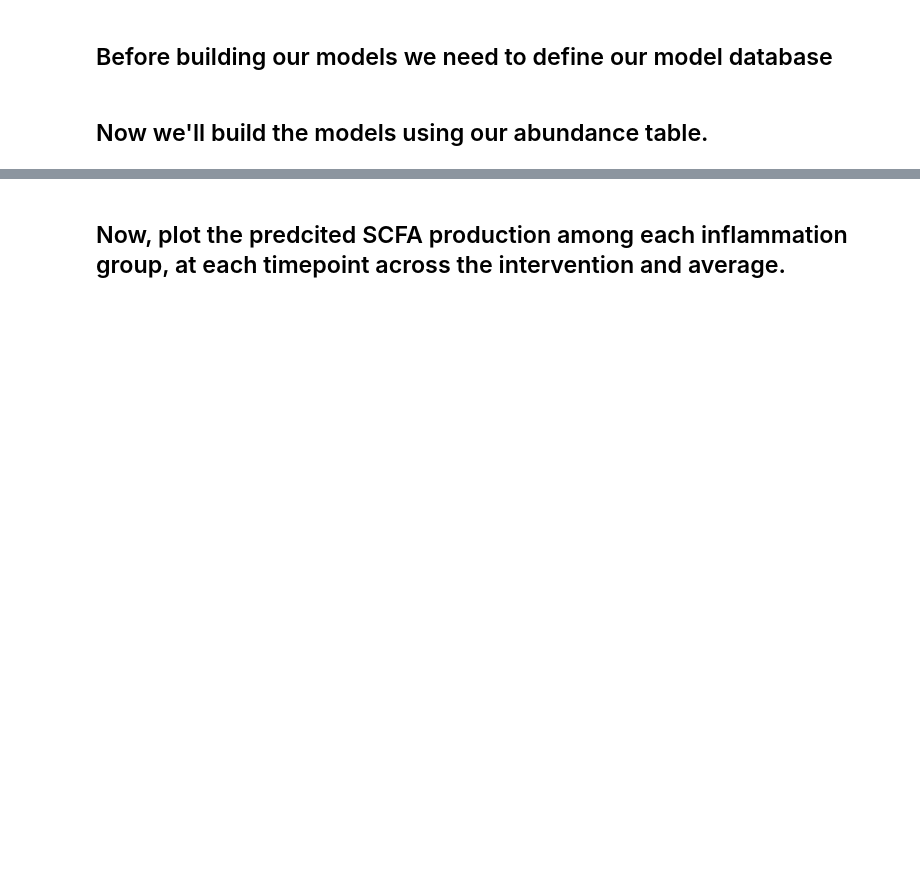
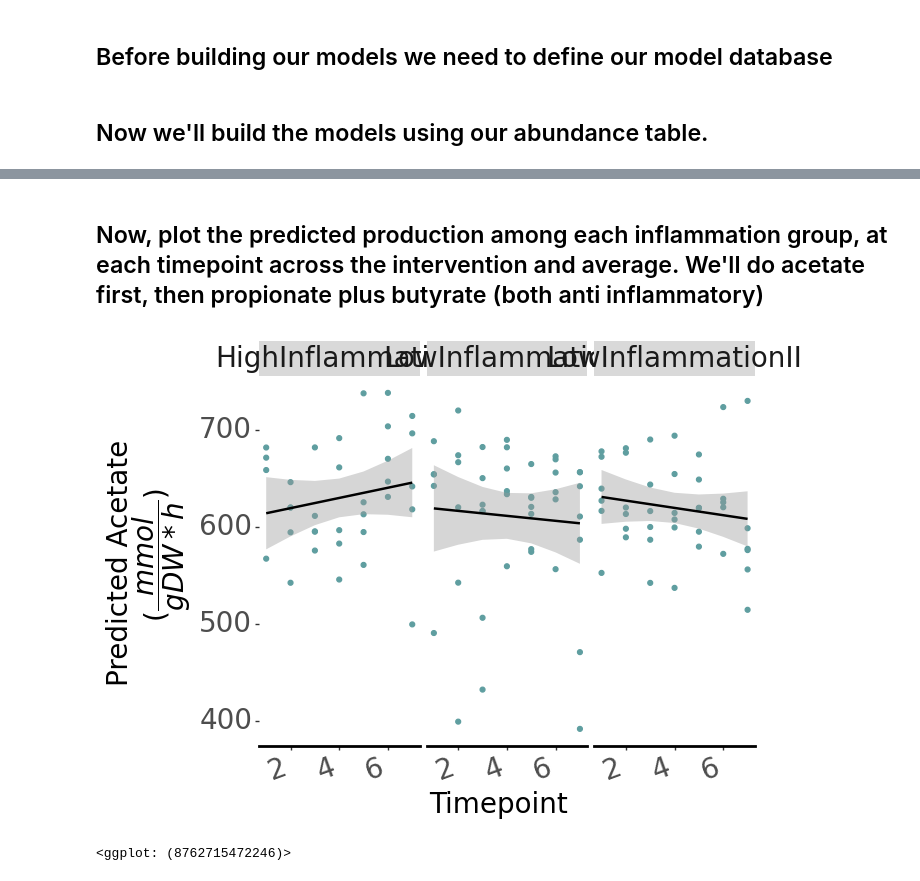
Before and after one commit to Gibbons-Lab/scfa_predictions, a Jupyter notebook: notebooks/fiber_study.ipynb, the cells around one changed output, grey strips where cells are left out. Saved outputs shown, nothing was run; the diff lists cells and outputs as text; code cells hidden in the pictures; blank space fills up the shorter version.

Commit message:
updated notebook for fiber study

```diff
--- a/notebooks/fiber_study.ipynb
+++ b/notebooks/fiber_study.ipynb
@@ -150,0 +74,2 @@ scfa
+# %%
+medium = pd.read_csv('../media/highfiber.csv')
@@ -150,0 +78,7 @@ scfa
+# %%
+# Read the model manifest
+manifest = pd.read_csv('../models/fiber_study/manifest.csv')
+# Grow the models with a tradeoff value of 0.7
+growth = micom.workflows.grow(manifest,'../models/fiber_study',medium=medium,tradeoff=.7,strategy='none',threads = 20)
+# # Collect the absolute production rates
+production = micom.measures.production_rates(growth)
@@ -151,16 +89,32 @@ scfa
+# %%
+# Isolate SCFA production
+scfa = production[(production['metabolite']=='but[e]')|(production['metabolite']=='ppa[e]')|(production['metabolite']=='ac[e]')]
+# Pivot the results for plotting
+scfa = pd.pivot(scfa,
+                index = 'sample_id',
+                columns = 'metabolite',
+                values = 'flux')
+# Map the immune group and timepoint from the metadata
+scfa['immune_group'] = scfa.index.map(metadata['immune_group'].to_dict())
+scfa['timepoint'] = scfa.index.map(metadata['timepoint'].to_dict())
+# Add butyrate and propionate together |
+scfa['but_ppa'] = scfa['ppa[e]']+scfa['but[e]']
 # %% [markdown]
-## Now, plot the predcited SCFA production among each inflammation group, at each timepoint across the intervention and average.
+## Now, plot the predicted production among each inflammation group, at each timepoint across the intervention and average. We'll do acetate first, then propionate plus butyrate (both anti inflammatory)
 # %%
 plt1 = (ggplot(scfa,
     aes(x = 'timepoint', y = 'ac[e]'))
     +geom_point(color = 'cadetblue')
     +geom_smooth(method = 'lm')
     +labs(x = 'Timepoint', y = 'Predicted Acetate \n ($\dfrac{mmol}{gDW*h}$)')
-    +facet_wrap(facets = 'group')
+    +facet_wrap(facets = 'immune_group')
     +theme(text = element_text(size=20),panel_background=element_rect(fill = "white",
                                 colour = "white",size = 0.5, linetype = "solid"),panel_grid= element_blank(),
                                 axis_line = element_line(size = 2, linetype = "solid",colour = "black"),
                                 axis_line_y = element_blank(), axis_text_x=element_text(rotation = 20, hjust = 1)))
 plt1
+# %% [output]
+[figure, added]
+<ggplot: (8762715472246)>
 # %%
 plt2 = (ggplot(scfa,
```
Also changed, not shown: parts of 25 cells of this notebook, 1 other file.
